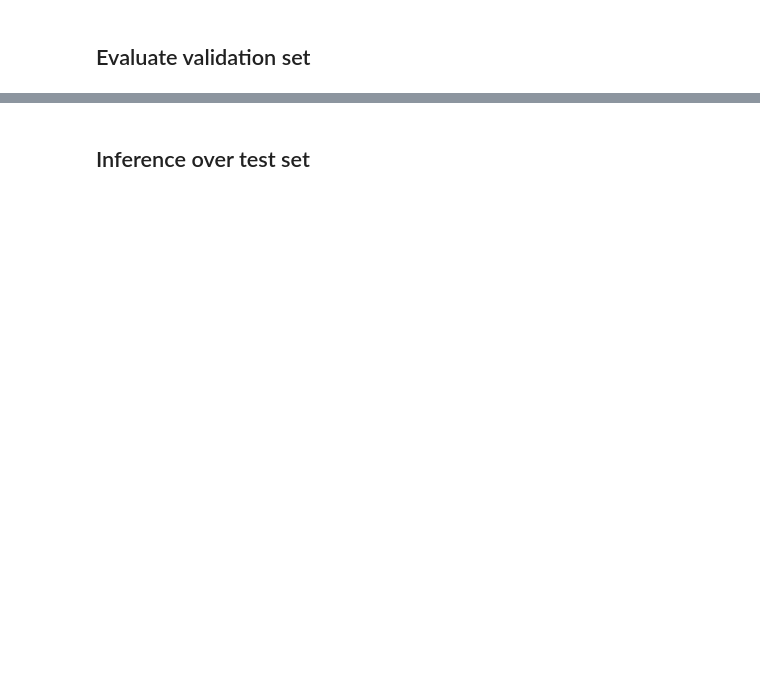
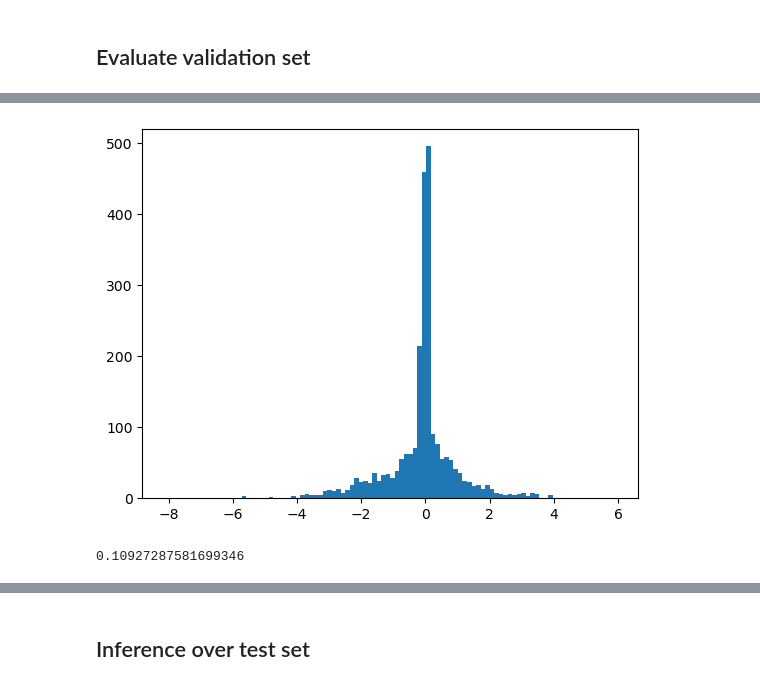
Before and after one commit to ignacioreyes/kaggle_model_runtime, a Jupyter notebook: train_layout.ipynb, the cells around one changed output, grey strips where cells are left out. Saved outputs shown, nothing was run; the diff lists cells and outputs as text; code cells hidden in the pictures; blank space fills up the shorter version.

```diff
--- a/train_layout.ipynb
+++ b/train_layout.ipynb
@@ -157,3 +173,11 @@ plt.hist(mlp.dense_layer_node_1.kernel.numpy().flatten(), bins=100);
+# %%
+plt.hist(mlp.dense_layer_global_1.kernel.numpy()[:, 48:72].flatten(), bins=100);
+# %% [output]
+[figure, added]
+# %%
+(np.abs(mlp.dense_layer_global_1.kernel.numpy().flatten())>1.5).mean()
+# %% [output]
+0.10927287581699346
 # %%
 emb = mlp.embedding_layer_node_ops.weights[0].numpy()
 emb = emb / np.expand_dims(np.linalg.norm(emb, axis=1), axis=-1)
```
Also changed, not shown: parts of 24 cells of this notebook, 2 other files.
